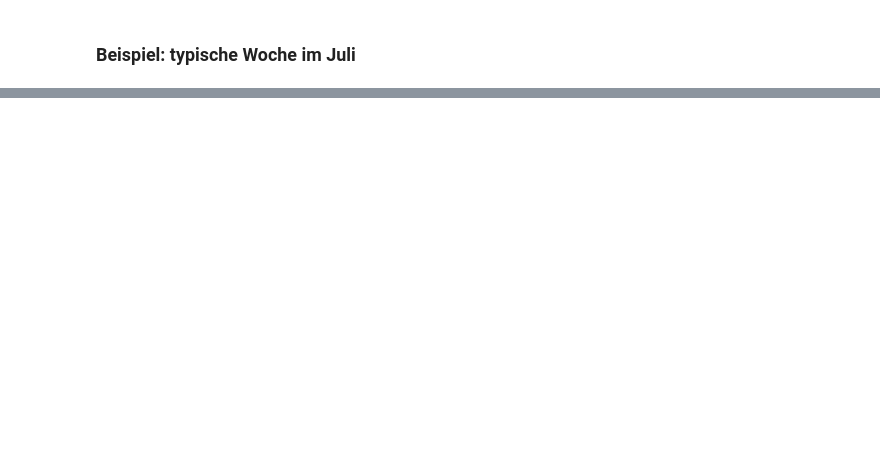
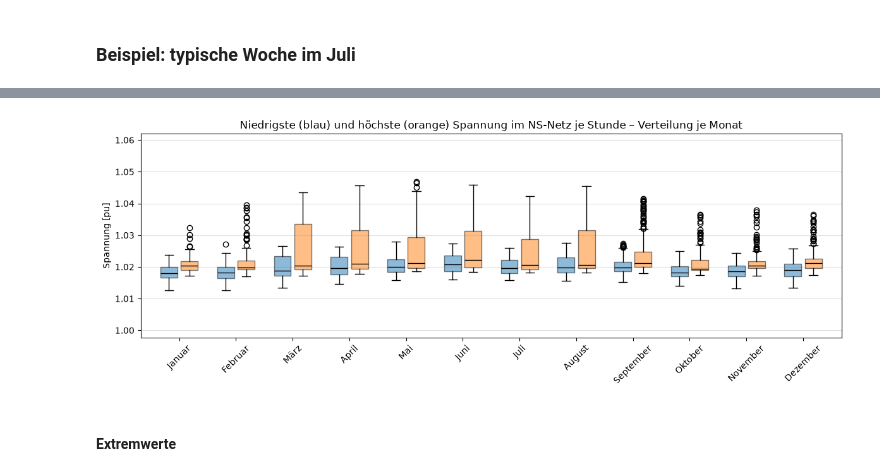
Before and after one commit to RoyalKnighter/SmartGrids, a Jupyter notebook: task2/Task2.ipynb, the cells around one changed output, grey strips where cells are left out. Cells and saved outputs as stored; diff of their text form; code cells hidden in the pictures; blank space fills up the shorter version.

```diff
--- a/task2/Task2.ipynb
+++ b/task2/Task2.ipynb
@@ -497,0 +789,7 @@ plt.show()
+# %%
+sim.plot_voltage_boxplot(RES)
+plt.show()
+# %% [output]
+[figure, added]
+# %% [markdown]
+#### Extremwerte
```
Also changed, not shown: parts of 65 cells of this notebook, 2 other files.
